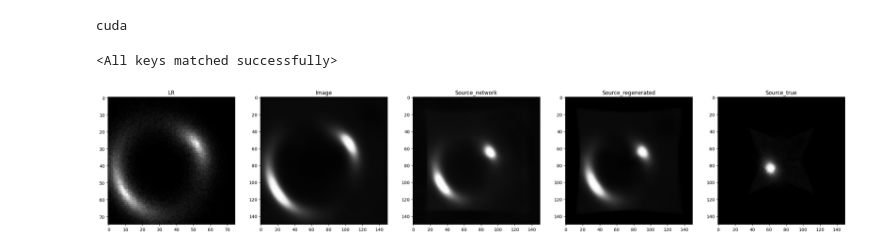
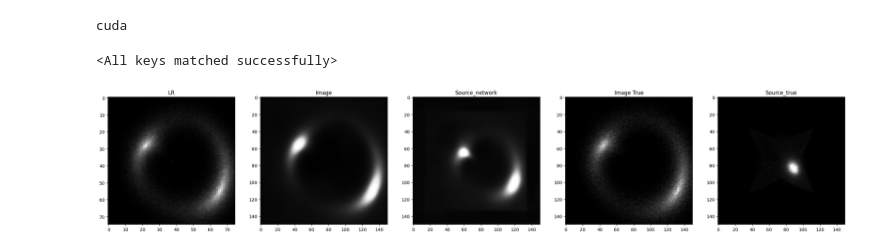
Before and after one commit to ML4SCI/DeepLense, a Jupyter notebook: DeepLense_Physics_Informed_Super_Resolution_Anirudh_Shankar/LensSR_no_source/Examples.ipynb, the cells around one changed output. Saved outputs shown, nothing was run; the diff lists cells and outputs as text; code cells hidden in the pictures.

```diff
--- a/DeepLense_Physics_Informed_Super_Resolution_Anirudh_Shankar/LensSR_no_source/Examples.ipynb
+++ b/DeepLense_Physics_Informed_Super_Resolution_Anirudh_Shankar/LensSR_no_source/Examples.ipynb
@@ -32,3 +26,7 @@ val_dataloader = torch.utils.data.DataLoader(val_dataset,shuffle=True,batch_size
+# %%
+BATCH_SIZE = 5
+dataset = data.LensingDataset('/home/anirudh/Documents/GSoC/LensSR/Simulations/data_model_1/',['no_sub'],5000)
+hr_dataset = data.LensingDataset('/home/anirudh/Documents/GSoC/LensSR/Simulations/data_model_1/',['no_sub_HR'],5000)
 # %%
 i_model = models.SISR(magnification=MAGNIFICATION, n_mag=N_MAG, residual_depth=config["i_depth"], in_channels=1, latent_channel_count=config["i_latent_channels"]).to(device)
 s_model = models.SISR(magnification=MAGNIFICATION, n_mag=N_MAG, residual_depth=config["s_depth"], in_channels=1, latent_channel_count=config["i_latent_channels"]).to(device)
@@ -48,13 +46,14 @@ def give_random_image(dataset, model1, model2, length, i = None):
     if i == None:
         i = np.random.randint(low=0,high=length)
     LR = dataset[i]
+    HR = hr_dataset[i].view(1,1,IN_SHAPE*MAGNIFICATION,IN_SHAPE*MAGNIFICATION)
     t = LR.clone().detach().view(1,1,IN_SHAPE,IN_SHAPE)
     t1 = model1(t.float().to(device)).cpu().detach()
     t2 = model2(t.float().to(device)).cpu().detach()
     image1 = Image.fromarray(t1.numpy()[0][0]*255)
     image2 = Image.fromarray(t2.numpy()[0][0]*255)
     image3, image4 = phy_loss.get_samples(t1.to(device))
-    return (Image.fromarray(t.numpy()[0][0]*255), image1, image2, Image.fromarray(image3.cpu().numpy()[0][0]*255), Image.fromarray(image4.cpu().numpy()[0][0]*255))
+    return (Image.fromarray(t.numpy()[0][0]*255), image1, image2, Image.fromarray(HR.numpy()[0][0]*255), Image.fromarray(image4.cpu().numpy()[0][0]*255))
 
 def show_random_image(image_tuple):
     image0, image1, image2, image3, image4 = image_tuple[0], image_tuple[1], image_tuple[2], image_tuple[3], image_tuple[4]
@@ -68,7 +67,7 @@ def show_random_image(image_tuple):
     axes[0].set_title("LR")
     axes[1].set_title("Image")
     axes[2].set_title("Source_network")
-    axes[3].set_title("Source_regenerated")
+    axes[3].set_title("Image True")
     axes[4].set_title("Source_true")
 # %%
 i_model.load_state_dict(torch.load('i_weight_post.pt'))
@@ -76,6 +75,6 @@ s_model.load_state_dict(torch.load('s_weight_post.pt'))
 # %% [output]
 <All keys matched successfully>
 # %%
-show_random_image(give_random_image(val_dataset, i_model, s_model, len(val_dataset)))
+show_random_image(give_random_image(dataset, i_model, s_model, len(dataset)))
 # %% [output]
-[figure, old version]
+[figure, new version]
```
Also changed, not shown: parts of 1 cell of this notebook, 33 other files.
